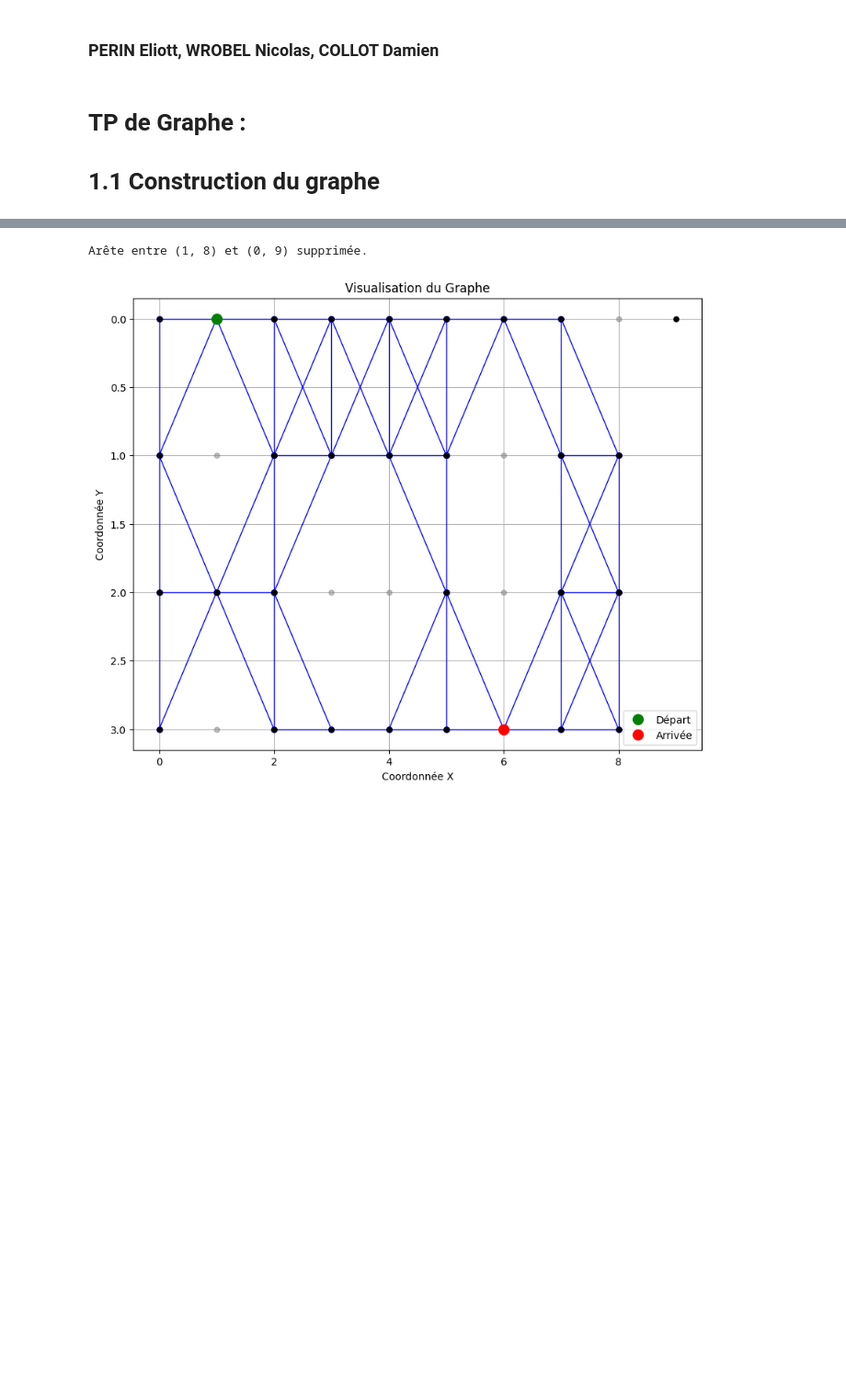
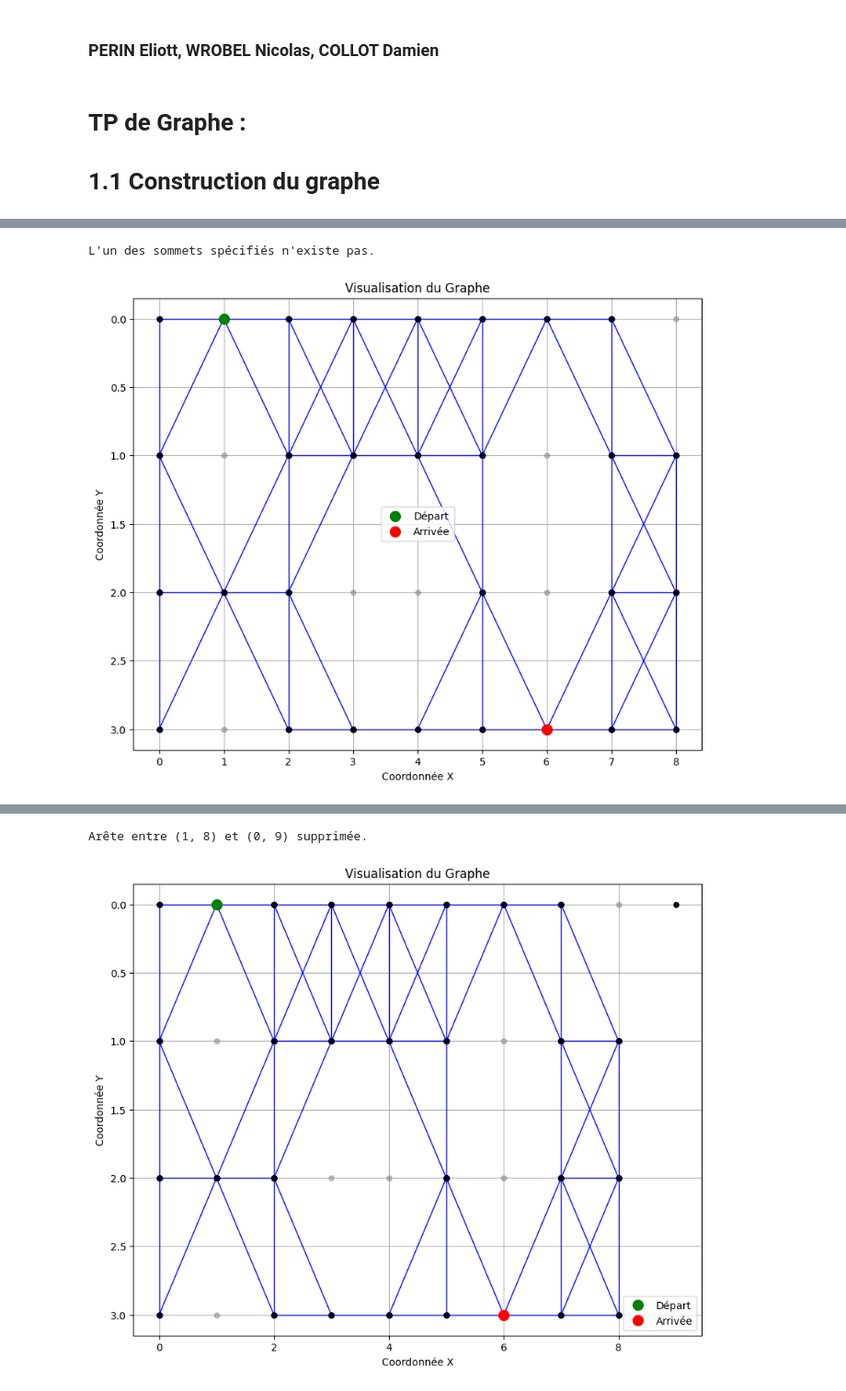
Before and after one commit to Damien-Collot/Graphes, a Jupyter notebook: TP Graphe.ipynb, the cells around one changed output, grey strips where cells are left out. Shown at 92% size. Drawn from its saved outputs; the diff is of its cells as text; code cells hidden in the pictures; blank space fills up the shorter version.

Commit message:
fix ajout arête

```diff
--- a/TP Graphe.ipynb
+++ b/TP Graphe.ipynb
@@ -37,9 +37,16 @@ class Graphe:
         print("Sommet d'arrivée défini:", sommet)
 
     def ajouter_arete(self, sommet1, sommet2, poids=None):
+        if sommet1 not in self.sommets or sommet2 not in self.sommets:
+            print("L'un des sommets spécifiés n'existe pas.")
+            return
         if poids is None:
             if self.est_adjacent(sommet1, sommet2):
-                poids = self.calculer_poids(sommet1, sommet2)
+                if self.types.get(sommet1) == 0 or self.types.get(sommet2) == 0:
+                    print("Impossible de tracer une arête entre des sommets non praticables.")
+                    return
+                else :
+                    poids = self.calculer_poids(sommet1, sommet2)
             else:
                 print("Les sommets ne sont pas adjacents et ne peuvent pas être connectés sans poids spécifié.")
                 return
@@ -185,2 +192,8 @@ Arête déjà existante et non ajoutée.
 <__main__.Graphe object at 0x...>
 [figure]
+# %%
+graphe.ajouter_arete((0, 9), (1, 8))
+graphe.tracer_graphe()
+# %% [output]
+L'un des sommets spécifiés n'existe pas.
+[figure, added]
```
Also changed, not shown: parts of 7 cells of this notebook, 1 other file.
